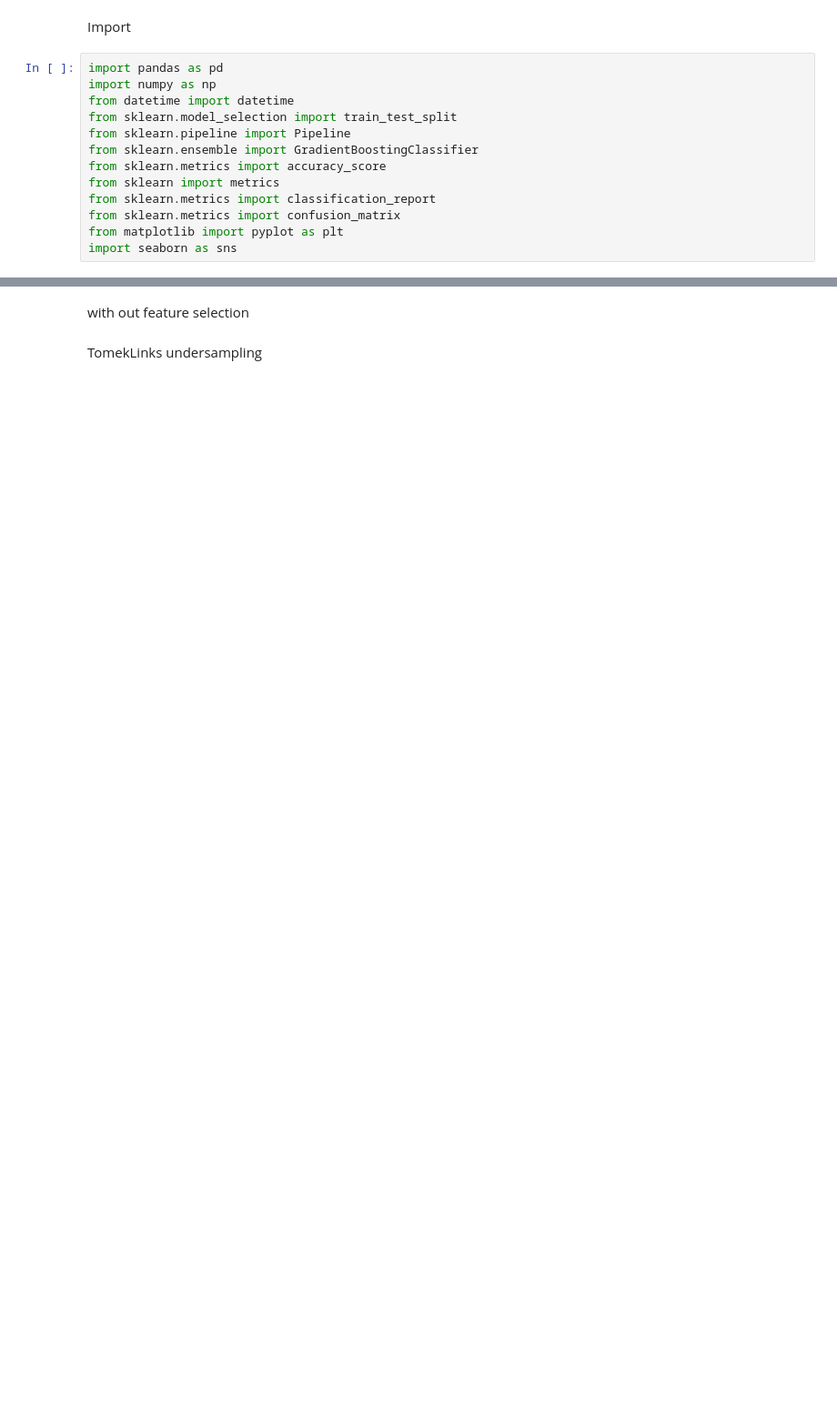
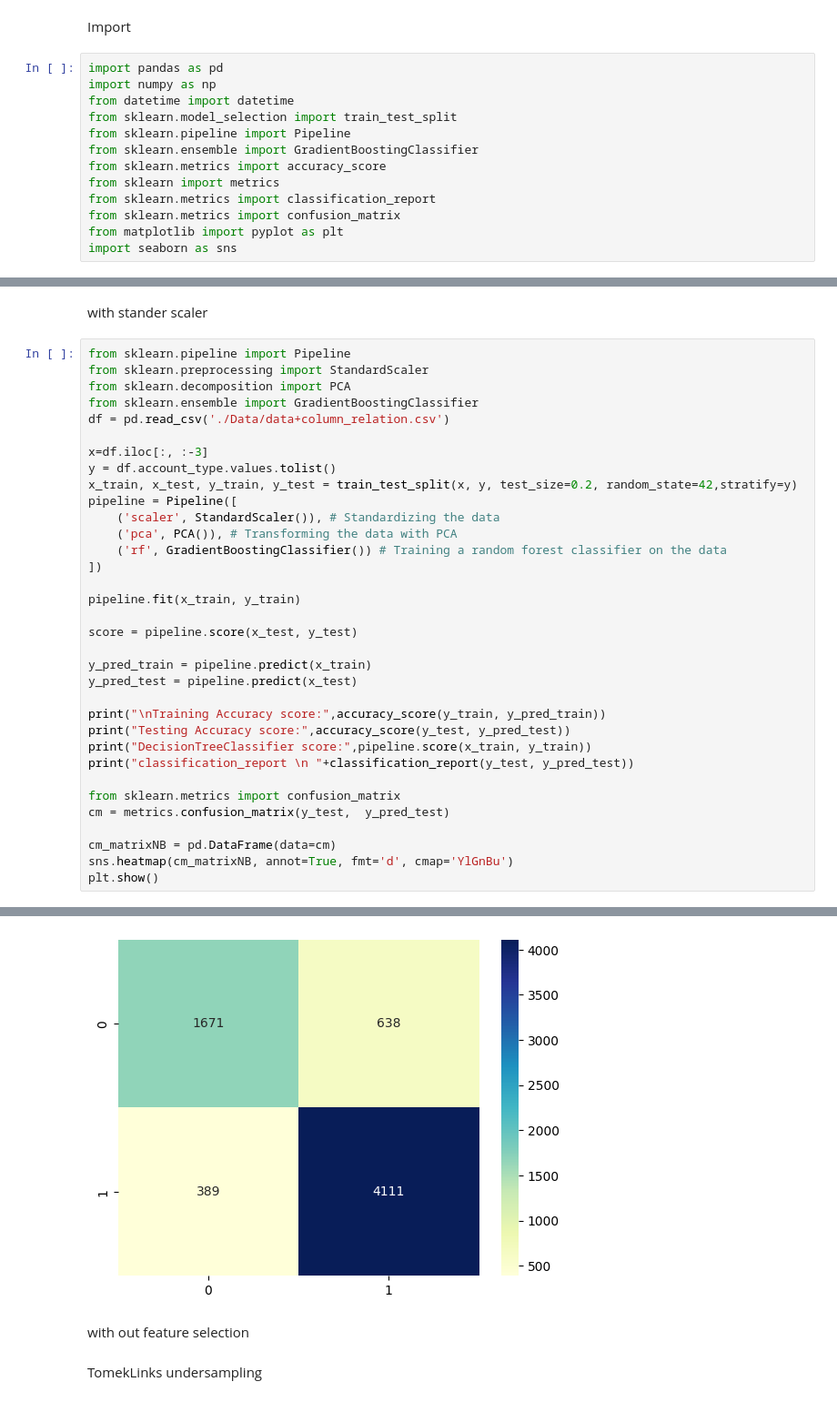
Before and after one commit to PFE2024/satt_ai, a Jupyter notebook: twitter/GradientBoostingClassification.ipynb, the cells around one changed output, grey strips where cells are left out. Shown at 91% size. Drawn from its saved outputs; the diff is of its cells as text; blank space fills up the shorter version.

Commit message:
standar scale

```diff
--- a/twitter/GradientBoostingClassification.ipynb
+++ b/twitter/GradientBoostingClassification.ipynb
@@ -15,0 +53,37 @@ import seaborn as sns
+# %% [markdown]
+with stander scaler
+# %%
+from sklearn.pipeline import Pipeline
+from sklearn.preprocessing import StandardScaler
+from sklearn.decomposition import PCA
+from sklearn.ensemble import GradientBoostingClassifier
+df = pd.read_csv('./Data/data+column_relation.csv')
+
+x=df.iloc[:, :-3]
+y = df.account_type.values.tolist()
+x_train, x_test, y_train, y_test = train_test_split(x, y, test_size=0.2, random_state=42,stratify=y)
+pipeline = Pipeline([
+    ('scaler', StandardScaler()), # Standardizing the data
+    ('pca', PCA()), # Transforming the data with PCA
+    ('rf', GradientBoostingClassifier()) # Training a random forest classifier on the data
+])
+
+pipeline.fit(x_train, y_train)
+
+score = pipeline.score(x_test, y_test)
+
+y_pred_train = pipeline.predict(x_train)
+y_pred_test = pipeline.predict(x_test)
+
+print("\nTraining Accuracy score:",accuracy_score(y_train, y_pred_train))
+print("Testing Accuracy score:",accuracy_score(y_test, y_pred_test))
+print("DecisionTreeClassifier score:",pipeline.score(x_train, y_train))
+print("classification_report \n "+classification_report(y_test, y_pred_test))
+
+from sklearn.metrics import confusion_matrix
+cm = metrics.confusion_matrix(y_test,  y_pred_test)
+
+cm_matrixNB = pd.DataFrame(data=cm)
+sns.heatmap(cm_matrixNB, annot=True, fmt='d', cmap='YlGnBu')
+plt.show()
+# %% [output]
@@ -16,3 +102,4 @@ import seaborn as sns
+[figure, added]
 # %% [markdown]
 with out feature selection
 # %% [markdown]
```
Also changed, not shown: parts of 3 cells of this notebook, 3 other files.
